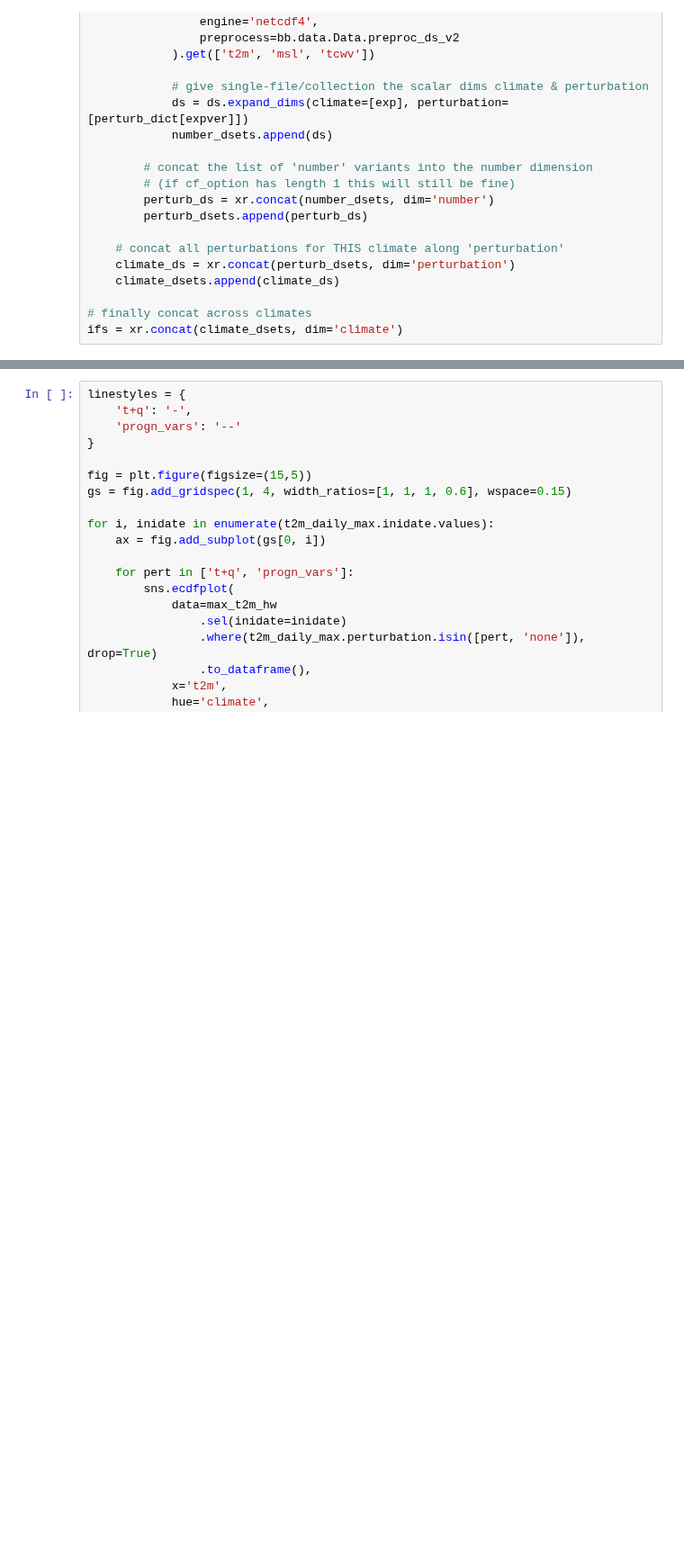
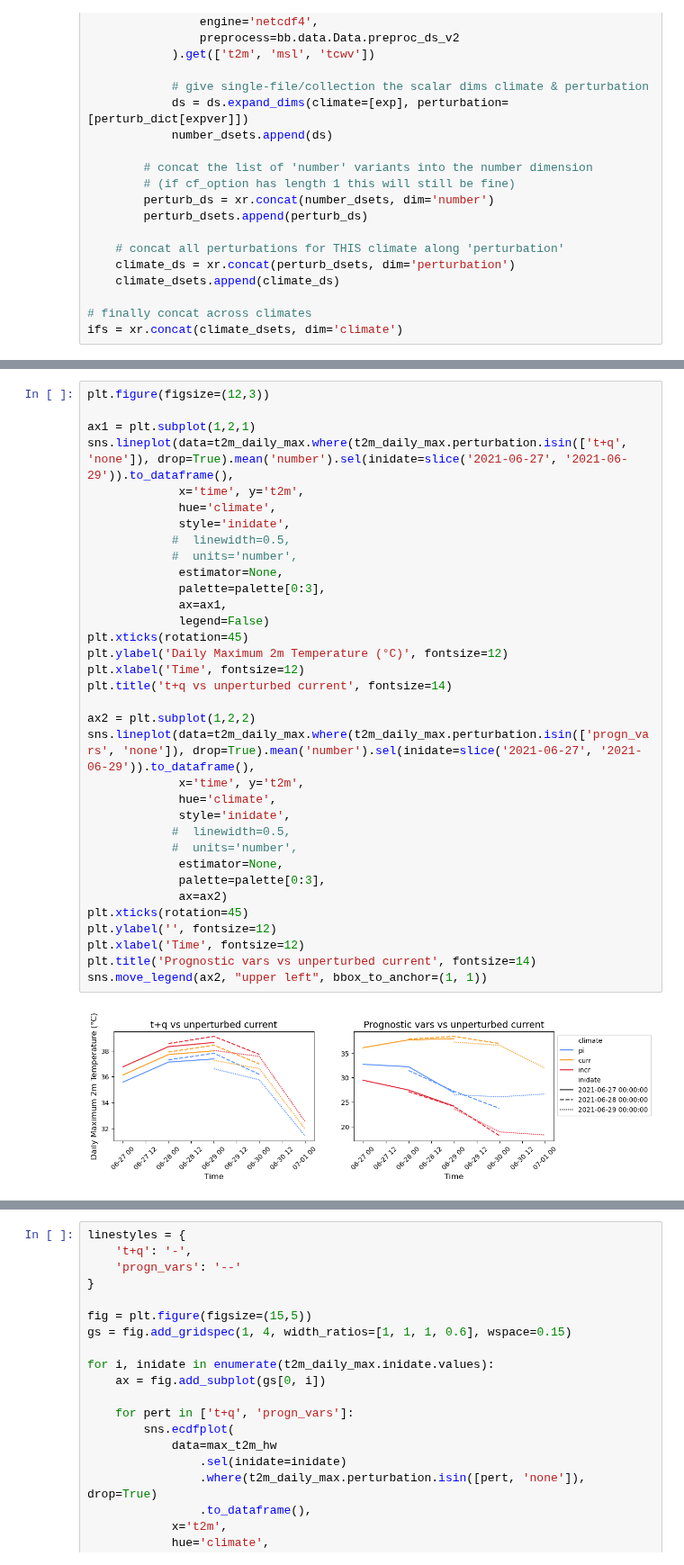
Before and after one commit to shirin-ermis/ATMICP, a Jupyter notebook: atmicp/notebooks/01_heatwave_intensity.ipynb, the cells around one changed output, grey strips where cells are left out. Shown at 90% size. Saved outputs shown, nothing was run; the diff lists cells and outputs as text; blank space fills up the shorter version.

```diff
--- a/atmicp/notebooks/01_heatwave_intensity.ipynb
+++ b/atmicp/notebooks/01_heatwave_intensity.ipynb
@@ -133 +188,37 @@ sns.move_legend(ax2, "upper left", bbox_to_anchor=(1, 1))
+# %%
+plt.figure(figsize=(12,3))
+
+ax1 = plt.subplot(1,2,1)
+sns.lineplot(data=t2m_daily_max.where(t2m_daily_max.perturbation.isin(['t+q', 'none']), drop=True).mean('number').sel(inidate=slice('2021-06-27', '2021-06-29')).to_dataframe(),
+             x='time', y='t2m',
+             hue='climate',
+             style='inidate',
+            #  linewidth=0.5,
+            #  units='number',
+             estimator=None,
+             palette=palette[0:3],
+             ax=ax1,
+             legend=False)
+plt.xticks(rotation=45)
+plt.ylabel('Daily Maximum 2m Temperature (°C)', fontsize=12)
+plt.xlabel('Time', fontsize=12)
+plt.title('t+q vs unperturbed current', fontsize=14)
+
+ax2 = plt.subplot(1,2,2)
+sns.lineplot(data=t2m_daily_max.where(t2m_daily_max.perturbation.isin(['progn_vars', 'none']), drop=True).mean('number').sel(inidate=slice('2021-06-27', '2021-06-29')).to_dataframe(),
+             x='time', y='t2m',
+             hue='climate',
+             style='inidate',
+            #  linewidth=0.5,
+            #  units='number',
+             estimator=None,
+             palette=palette[0:3],
+             ax=ax2)
+plt.xticks(rotation=45)
+plt.ylabel('', fontsize=12)
+plt.xlabel('Time', fontsize=12)
+plt.title('Prognostic vars vs unperturbed current', fontsize=14)
+sns.move_legend(ax2, "upper left", bbox_to_anchor=(1, 1))
+# %% [output]
+[figure, added]
 # %%
```
Also changed, not shown: parts of 14 cells of this notebook.
